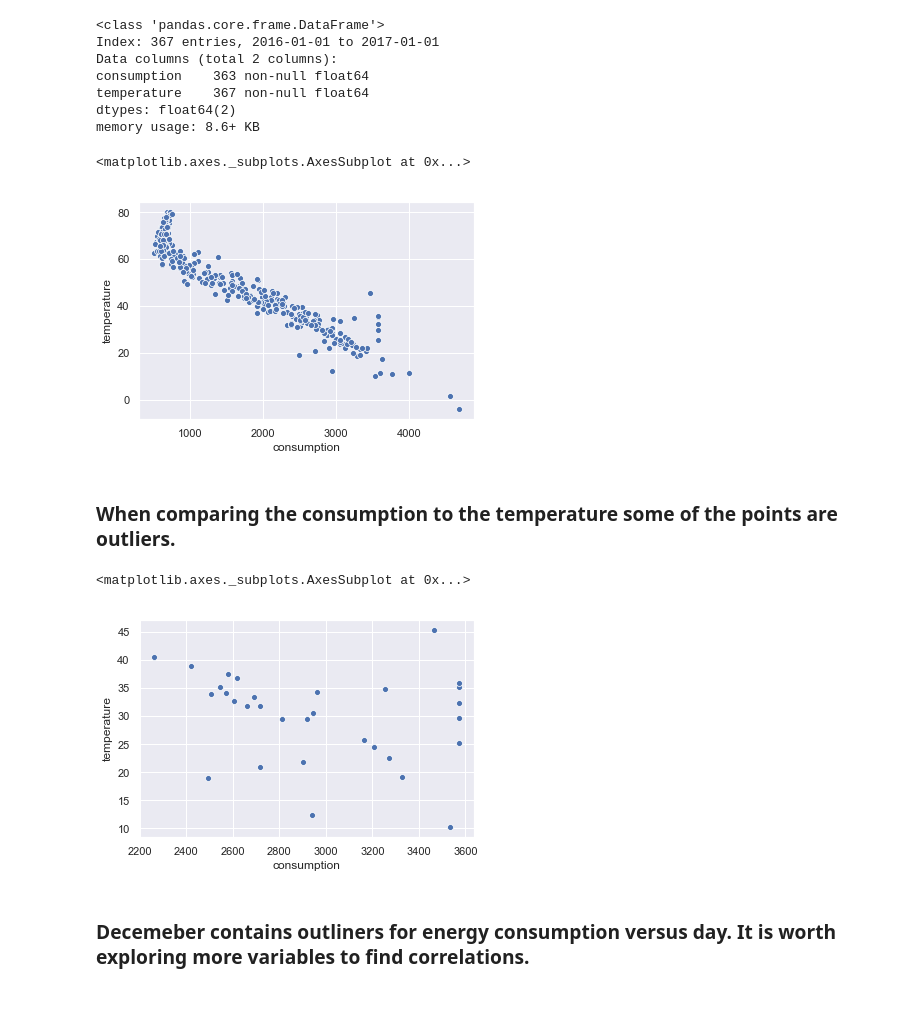
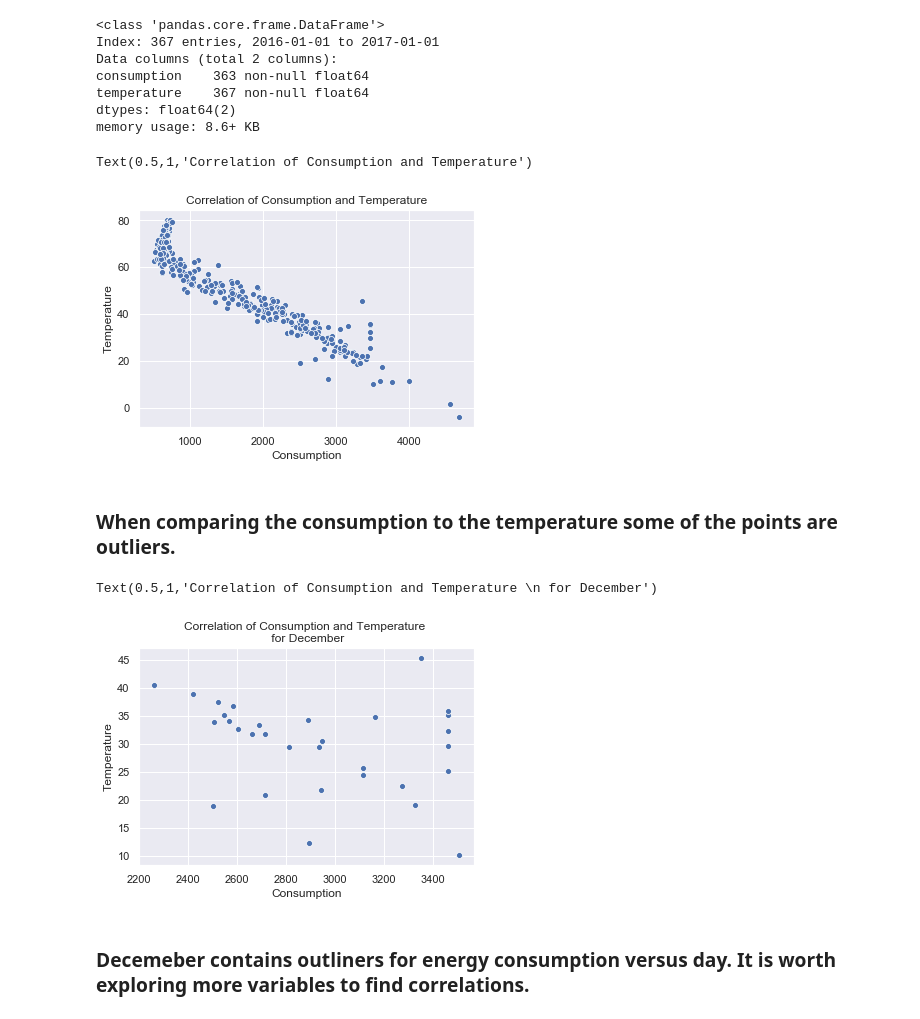
Before and after one commit to LSheneman/apartment_energy, a Jupyter notebook: iPython/Meter_data.ipynb, the cells around one changed output. Drawn from its saved outputs; the diff is of its cells as text; code cells hidden in the pictures.

```diff
--- a/iPython/Meter_data.ipynb
+++ b/iPython/Meter_data.ipynb
@@ -29,6 +30,11 @@ for apt in range(len(list_16)):
 
     all_data_2016_by_day = pd.concat([all_data_2016_by_day, daily_sum], sort=False)
     all_data_2016_by_month = pd.concat([all_data_2016_by_month, monthly_sum], sort=False)
+
+all_data_2016_by_month.bfill(inplace=True)
+all_data_2016_by_month.ffill(inplace=True)
+all_data_2016_by_day.bfill(inplace=True)
+all_data_2016_by_day.ffill(inplace=True)
 # %% [markdown]
 ### Consumption is the first variable that should be examined.
 # %%
@@ -106,16 +125,24 @@ compare.bfill(inplace=True)
 compare.ffill(inplace=True)
 # %%
 sns.scatterplot(x="consumption", y="temperature", data=compare)
+plt.xlabel('Consumption')
+plt.ylabel('Temperature')
+plt.title('Correlation of Consumption and Temperature')
 # %% [output]
-<matplotlib.axes._subplots.AxesSubplot at 0x...>
+Text(0.5,1,'Correlation of Consumption and Temperature')
-[figure, old version]
+[figure, new version]
 # %% [markdown]
 ###  When comparing the consumption to the temperature some of the points are outliers.
 # %%
 sns.scatterplot(x="consumption", y="temperature", data=compare[-31:])
+
+
+plt.xlabel('Consumption')
+plt.ylabel('Temperature')
+plt.title('Correlation of Consumption and Temperature \n for December')
 # %% [output]
-<matplotlib.axes._subplots.AxesSubplot at 0x...>
+Text(0.5,1,'Correlation of Consumption and Temperature \n for December')
-[figure, old version]
+[figure, new version]
 # %% [markdown]
 ### Decemeber contains outliners for energy consumption versus day. It is worth exploring more variables to find correlations.
 # %%
```
Also changed, not shown: parts of 11 cells of this notebook.
